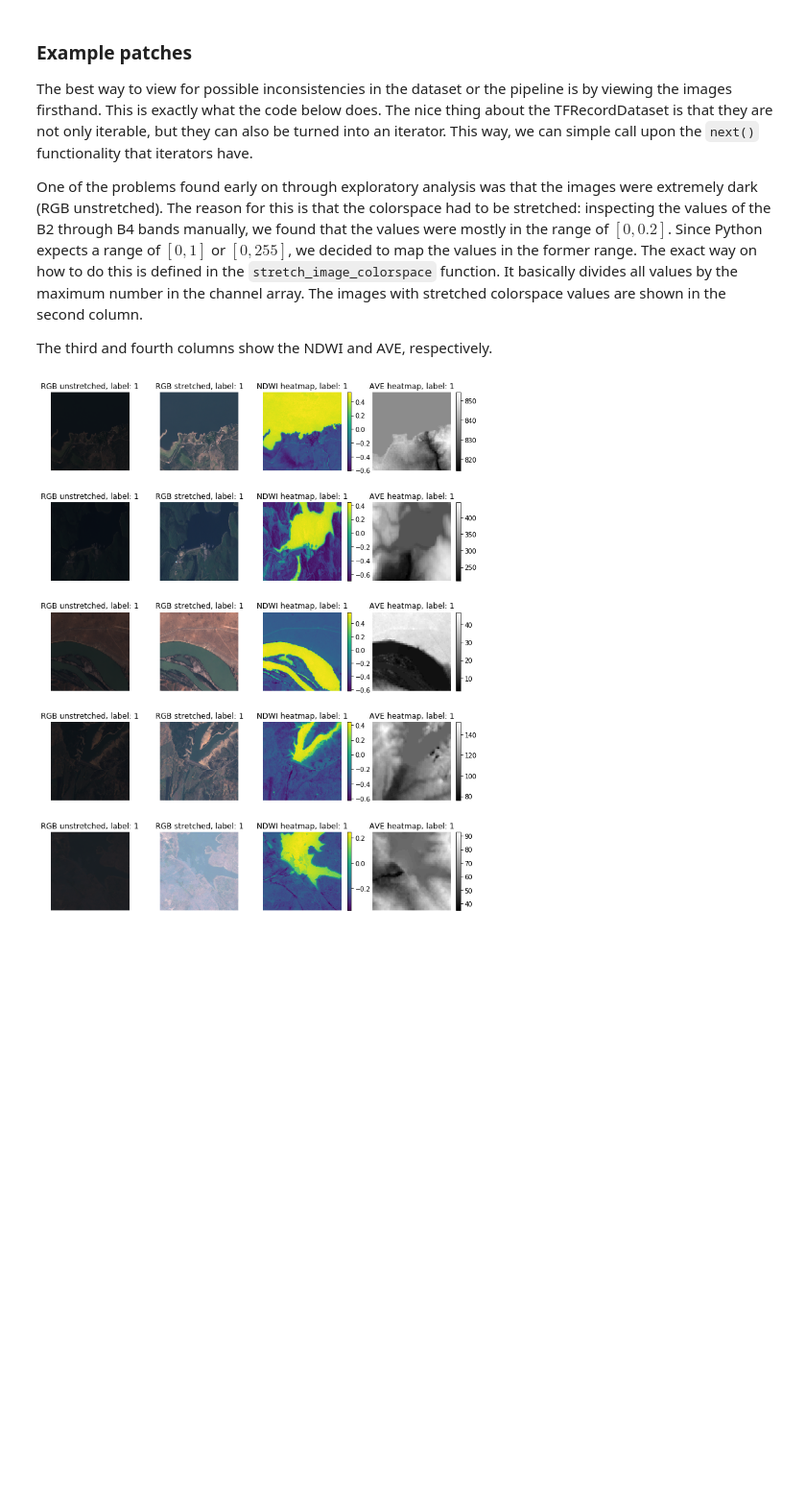
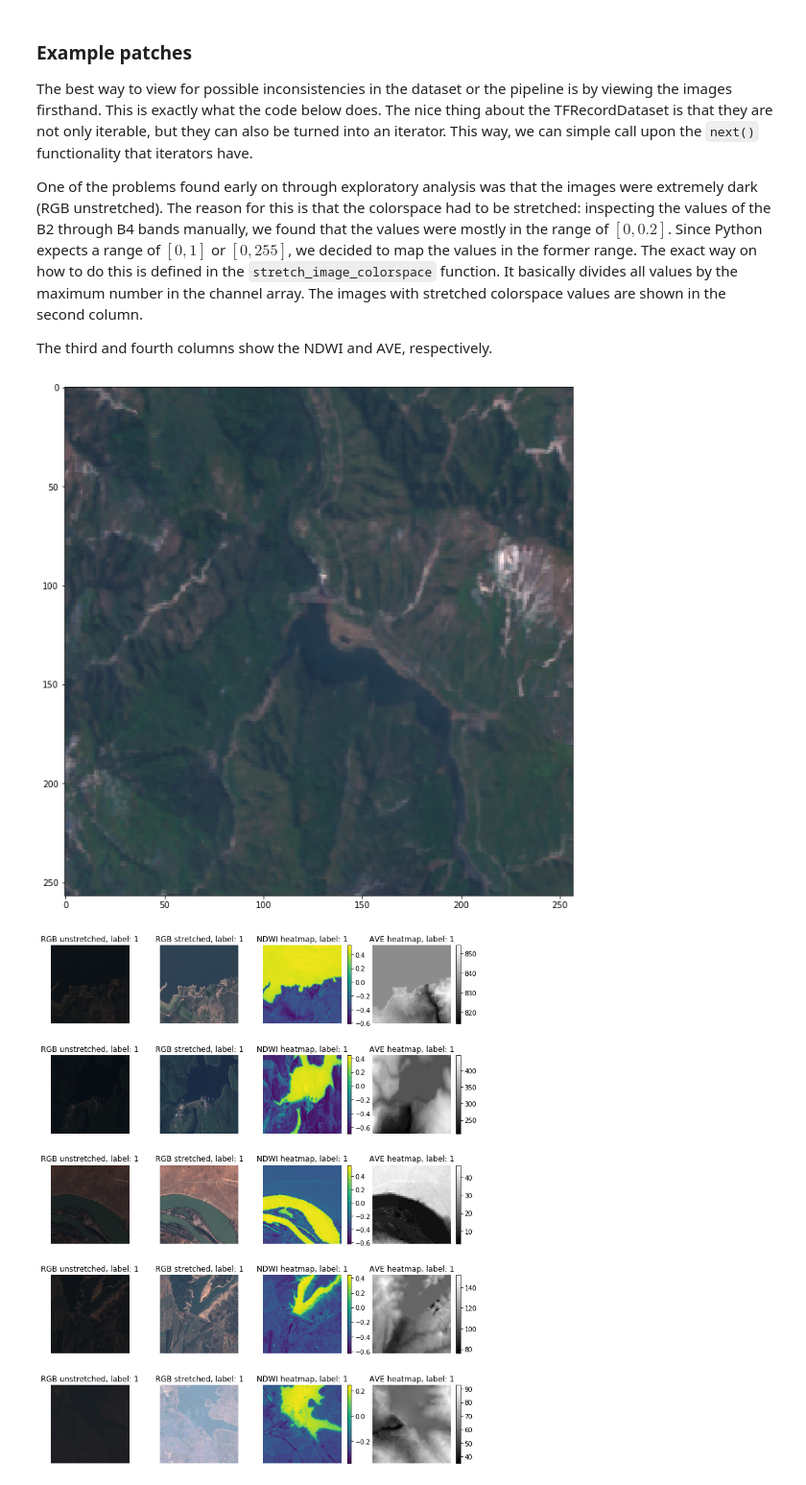
Before and after one commit to stephandooper/dam_detection, a Jupyter notebook: dam_detection.ipynb, the cells around one changed output. Shown at 96% size. Drawn from its saved outputs; the diff is of its cells as text; code cells hidden in the pictures; blank space fills up the shorter version.

````diff
--- a/dam_detection.ipynb
+++ b/dam_detection.ipynb
@@ -428,7 +433,7 @@ def stretch_image_colorspace2(img):
     return tf.cast(tf.divide(img, max_val), tf.float32)
 
 #using a closure so we can add extra params to the map function from tf.Dataset
-def parse_image(dims = [257, 257], channels = ['B4', 'B3', 'B2'], stretch_colorspace=True, use_augment=False):
+def parse_image(dims = [257, 257], channels = ['B4', 'B3', 'B2'], stretch_colorspace=True):
     ''' Stack individual RGB bands into a N dimensional array
     The RGB bands are still separate 1D arrays in the TFRecords, combine them into a single 3D array
 
@@ -463,11 +468,6 @@ def parse_image(dims = [257, 257], channels = ['B4', 'B3', 'B2'], stretch_colors
         if ave_chan:
             # some kind of normalization needed?
             img = tf.concat([img, tf.transpose(ave_chan)], axis= 2)
-
-        if use_augment:
-            # General list of augmentations with condition to also retrieve non-augment image with high prob
-            img = hsv(img)
-
 
         # Additionally, resize the images to a desired size
         img = tf.image.resize(img, dims)
@@ -520,14 +520,18 @@
 We define two different parsing functions. The only difference between them is that the boolean for ```stretch_colorspace``` is set to either true or false. The reason for this difference becomes clear when we view the example patches in the next section.
 # %%
 train_data = tf.data.TFRecordDataset(x_train, compression_type='GZIP')
+
+augmentations = []
 
 # image parsing function
 parsed_record = train_data.map(parse_serialized_example)
 # returns the image and label
 parsed_image = parsed_record.map(parse_image([257, 257],
                                              stretch_colorspace = True,
-                                             channels = ['B4', 'B3', 'B2', 'NDWI', 'AVE'],
-                                             use_augment = False))
+                                             channels = ['B4', 'B3', 'B2', 'NDWI', 'AVE']))
+
+for f in augmentations:
+    parsed_image = parsed_image.map(lambda x,y: tf.cond(tf.random_uniform([], 0, 1) > 0.75, lambda: (f(x),y), lambda: (x, y)), num_parallel_calls=4)
 
 parsed_image_dark = parsed_record.map(parse_image([257, 257],
                                                   stretch_colorspace = False,
@@ -539,5 +543,14 @@ The best way to view for possible inconsistencies in the dataset or the pipeline
 One of the problems found early on through exploratory analysis was that the images were extremely dark (RGB unstretched). The reason for this is that the colorspace had to be stretched: inspecting the values of the B2 through B4 bands manually, we found that the values were mostly in the range of $[0, 0.2]$. Since Python expects a range of $[0,1]$ or $[0, 255]$, we decided to map the values in the former range. The exact way on how to do this is defined in the ```stretch_image_colorspace``` function. It basically divides all values by the maximum number in the channel array. The images with stretched colorspace values are shown in the second column.
 
 The third and fourth columns show the NDWI and AVE, respectively.
+# %%
+fig = plt.figure(figsize=(columns+8, rows+6))
+
+parse_iter = iter(parsed_image)
+
+for img, label in parsed_image.take(6):
+    plt.imshow(img[:,:,0:3])
+# %% [output]
+[figure, added]
 # %%
 # ADD AVE/NDWI heatmaps?
````
Also changed, not shown: parts of 8 cells of this notebook, 8 other files.
